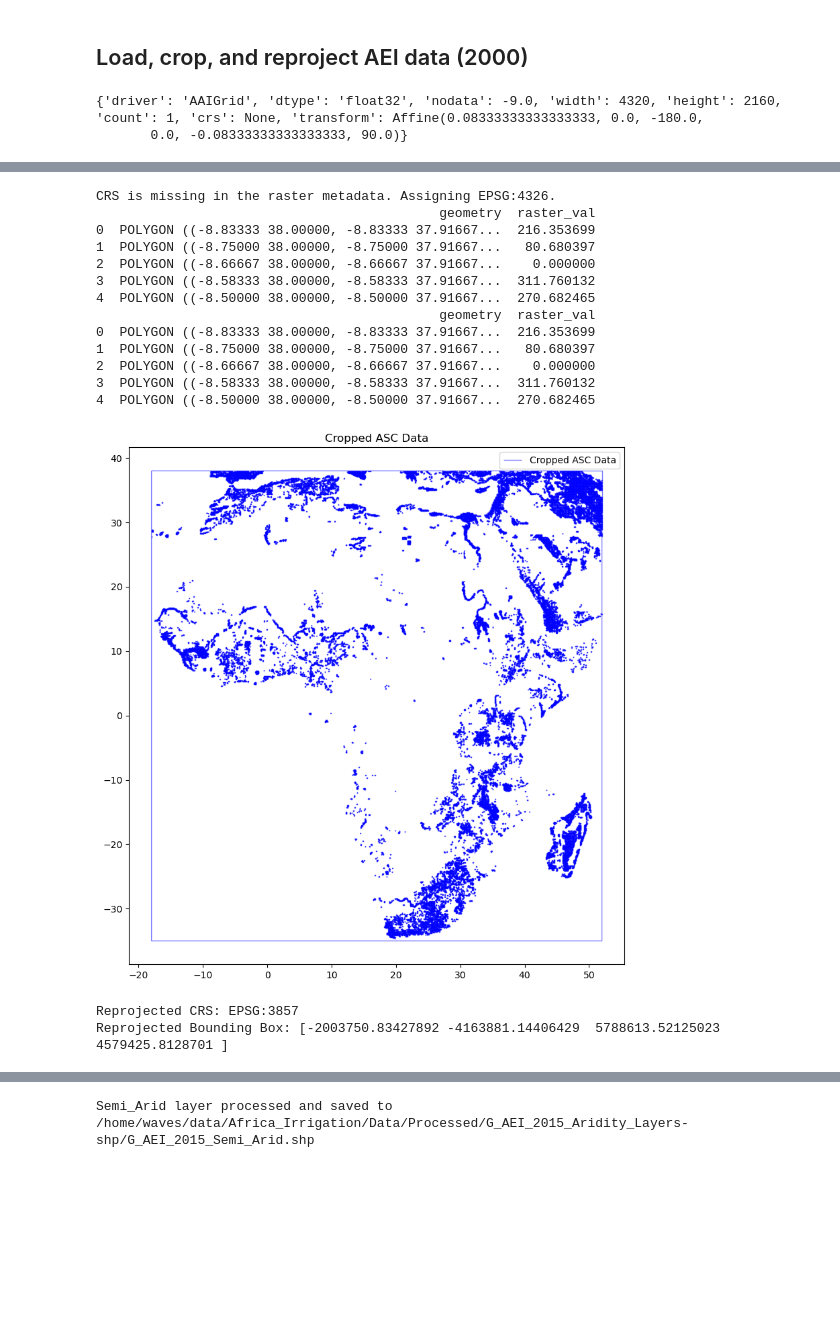
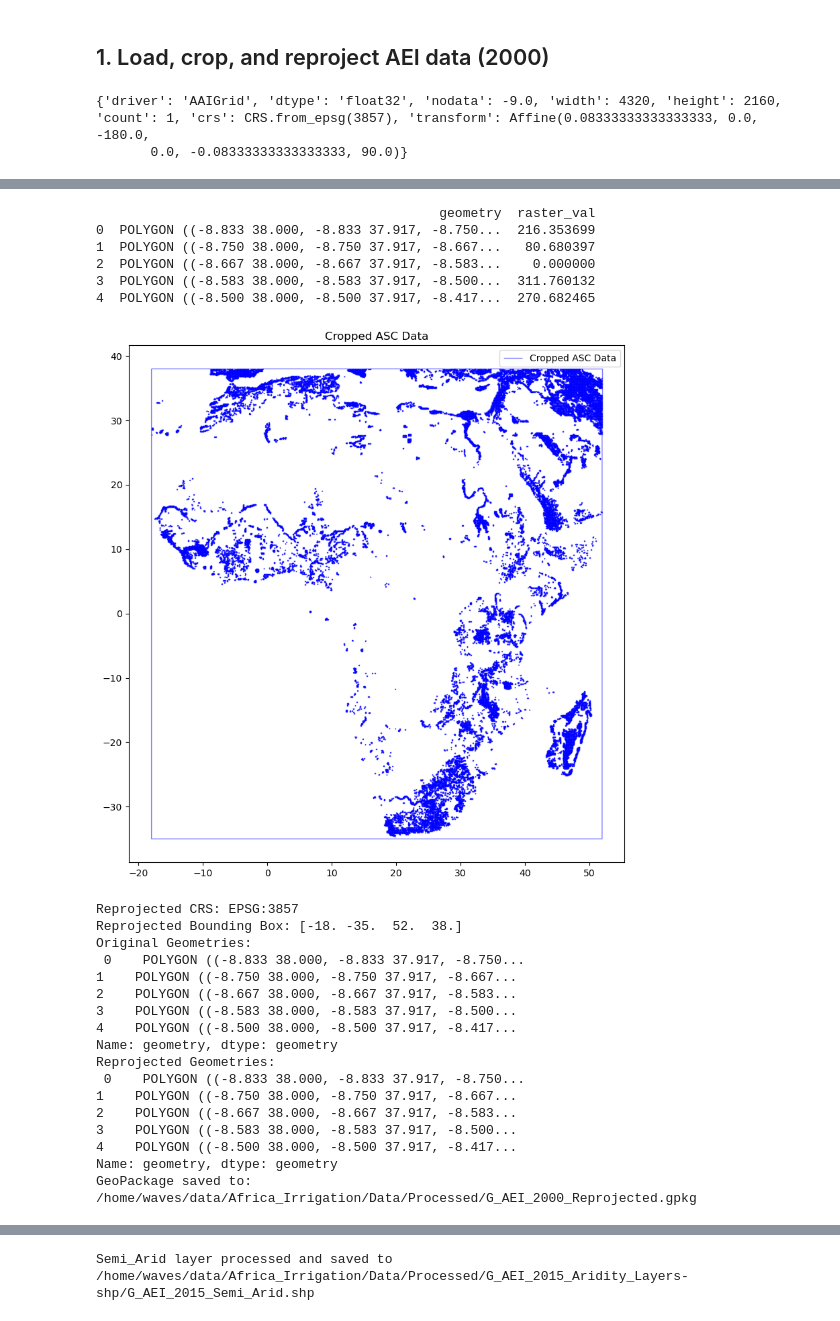
Before and after one commit to rellimylime/Africa_Irrigation, a Jupyter notebook: Code/0_process_data/6_AEI_Processing.ipynb, the cells around one changed output, grey strips where cells are left out. Drawn from its saved outputs; the diff is of its cells as text; code cells hidden in the pictures; blank space fills up the shorter version.

Commit message:
Finalizing data 0_process_data

```diff
--- a/Code/0_process_data/6_AEI_Processing.ipynb
+++ b/Code/0_process_data/6_AEI_Processing.ipynb
@@ -115,6 +122,6 @@ Reprojected Bounding Box: [-2003750.83427892 -4163881.14406429  5788613.52125023
 GeoPackage saved to: /home/waves/data/Africa_Irrigation/Data/Processed/G_AEI_2015_Reprojected.gpkg
 # %% [markdown]
-## Load, crop, and reproject AEI data (2000)
+## 1. Load, crop, and reproject AEI data (2000)
 # %%
 # Load and Read the ASC file
 asc_file_path_2000 = resolve_path(config['Africa_AEI_2000_asc_path'])
@@ -177,56 +184,64 @@ def raster_to_geodataframe(raster_path, crs):
 
 gdf_cropped_asc = raster_to_geodataframe(cropped_asc_path, asc_meta['crs'])
 print(gdf_cropped_asc.head())
 
 # Plot the cropped GeoDataFrame
-fig, ax = plt.subplots(figsize=(10, 10))
-gdf_cropped_asc.boundary.plot(ax=ax, linewidth=1, edgecolor='blue', alpha=0.5, label='Cropped ASC Data')
-plt.title('Cropped ASC Data')
-plt.legend()
-plt.show()
+# fig, ax = plt.subplots(figsize=(10, 10))
+# gdf_cropped_asc.boundary.plot(ax=ax, linewidth=1, edgecolor='blue', alpha=0.5, label='Cropped ASC Data')
+# plt.title('Cropped ASC Data')
+# plt.legend()
+# plt.show()
 
 # Reproject the cropped GeoDataFrame to a new CRS (EPSG:3857)
 gdf_cropped_asc_reprojected = gdf_cropped_asc.to_crs(epsg=3857)
 
 # Print CRS and bounding box after reprojection
 print("Reprojected CRS:", gdf_cropped_asc_reprojected.crs)
 print("Reprojected Bounding Box:", gdf_cropped_asc_reprojected.total_bounds)
 
 # Plot the reprojected GeoDataFrame
-fig, ax = plt.subplots(figsize=(10, 10))
-gdf_cropped_asc_reprojected.boundary.plot(ax=ax, linewidth=1, edgecolor='red', alpha=0.5, label='Reprojected Cropped ASC Data')
-plt.title('Reprojected Cropped ASC Data')
-plt.legend()
-plt.show()
+# fig, ax = plt.subplots(figsize=(10, 10))
+# gdf_cropped_asc_reprojected.boundary.plot(ax=ax, linewidth=1, edgecolor='red', alpha=0.5, label='Reprojected Cropped ASC Data')
+# plt.title('Reprojected Cropped ASC Data')
+# plt.legend()
+# plt.show()
 
 # Inspect some geometries before and after reprojection
 print("Original Geometries:\n", gdf_cropped_asc.geometry.head())
 print("Reprojected Geometries:\n", gdf_cropped_asc_reprojected.geometry.head())
 
 # Define the path to save the GeoPackage
 geopackage_path = resolve_path(config['AEI_2000_reproj_gpkg_path'])
 
 # Save the reprojected GeoDataFrame as a GeoPackage
 gdf_cropped_asc_reprojected.to_file(geopackage_path, driver="GPKG")
 
 print(f"GeoPackage saved to: {geopackage_path}")
 # %% [output]
-{'driver': 'AAIGrid', 'dtype': 'float32', 'nodata': -9.0, 'width': 4320, 'height': 2160, 'count': 1, 'crs': None, 'transform': Affine(0.08333333333333333, 0.0, -180.0,
+{'driver': 'AAIGrid', 'dtype': 'float32', 'nodata': -9.0, 'width': 4320, 'height': 2160, 'count': 1, 'crs': CRS.from_epsg(3857), 'transform': Affine(0.08333333333333333, 0.0, -180.0,
        0.0, -0.08333333333333333, 90.0)}
 [figure]
-CRS is missing in the raster metadata. Assigning EPSG:4326.
                                             geometry  raster_val
-0  POLYGON ((-8.83333 38.00000, -8.83333 37.91667...  216.353699
-1  POLYGON ((-8.75000 38.00000, -8.75000 37.91667...   80.680397
-2  POLYGON ((-8.66667 38.00000, -8.66667 37.91667...    0.000000
-3  POLYGON ((-8.58333 38.00000, -8.58333 37.91667...  311.760132
-4  POLYGON ((-8.50000 38.00000, -8.50000 37.91667...  270.682465
-                                            geometry  raster_val
-0  POLYGON ((-8.83333 38.00000, -8.83333 37.91667...  216.353699
-1  POLYGON ((-8.75000 38.00000, -8.75000 37.91667...   80.680397
-2  POLYGON ((-8.66667 38.00000, -8.66667 37.91667...    0.000000
-3  POLYGON ((-8.58333 38.00000, -8.58333 37.91667...  311.760132
-4  POLYGON ((-8.50000 38.00000, -8.50000 37.91667...  270.682465
+0  POLYGON ((-8.833 38.000, -8.833 37.917, -8.750...  216.353699
+1  POLYGON ((-8.750 38.000, -8.750 37.917, -8.667...   80.680397
+2  POLYGON ((-8.667 38.000, -8.667 37.917, -8.583...    0.000000
+3  POLYGON ((-8.583 38.000, -8.583 37.917, -8.500...  311.760132
+4  POLYGON ((-8.500 38.000, -8.500 37.917, -8.417...  270.682465
-[figure, old version]
+[figure, new version]
 Reprojected CRS: EPSG:3857
-Reprojected Bounding Box: [-2003750.83427892 -4163881.14406429  5788613.52125023  4579425.8128701 ]
+Reprojected Bounding Box: [-18. -35.  52.  38.]
+Original Geometries:
+ 0    POLYGON ((-8.833 38.000, -8.833 37.917, -8.750...
+1    POLYGON ((-8.750 38.000, -8.750 37.917, -8.667...
+2    POLYGON ((-8.667 38.000, -8.667 37.917, -8.583...
+3    POLYGON ((-8.583 38.000, -8.583 37.917, -8.500...
+4    POLYGON ((-8.500 38.000, -8.500 37.917, -8.417...
+Name: geometry, dtype: geometry
+Reprojected Geometries:
+ 0    POLYGON ((-8.833 38.000, -8.833 37.917, -8.750...
+1    POLYGON ((-8.750 38.000, -8.750 37.917, -8.667...
+2    POLYGON ((-8.667 38.000, -8.667 37.917, -8.583...
+3    POLYGON ((-8.583 38.000, -8.583 37.917, -8.500...
+4    POLYGON ((-8.500 38.000, -8.500 37.917, -8.417...
+Name: geometry, dtype: geometry
+GeoPackage saved to: /home/waves/data/Africa_Irrigation/Data/Processed/G_AEI_2000_Reprojected.gpkg
```
Also changed, not shown: parts of 15 cells of this notebook, 8 other files.
